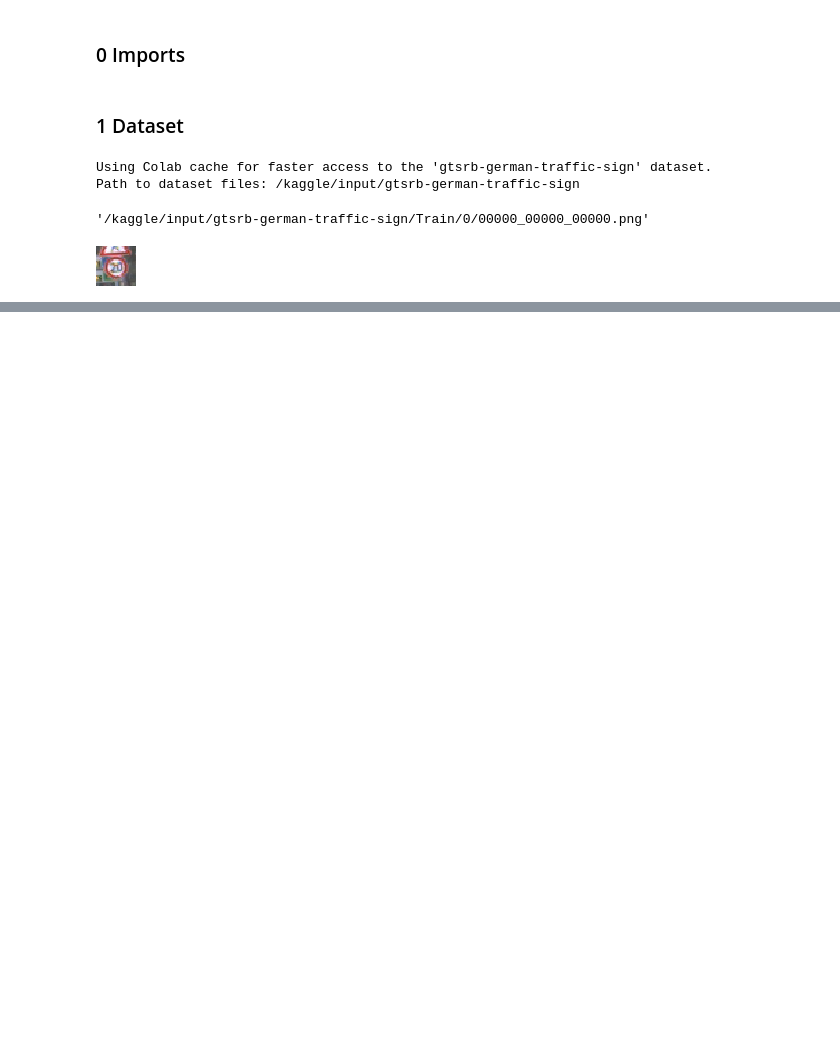
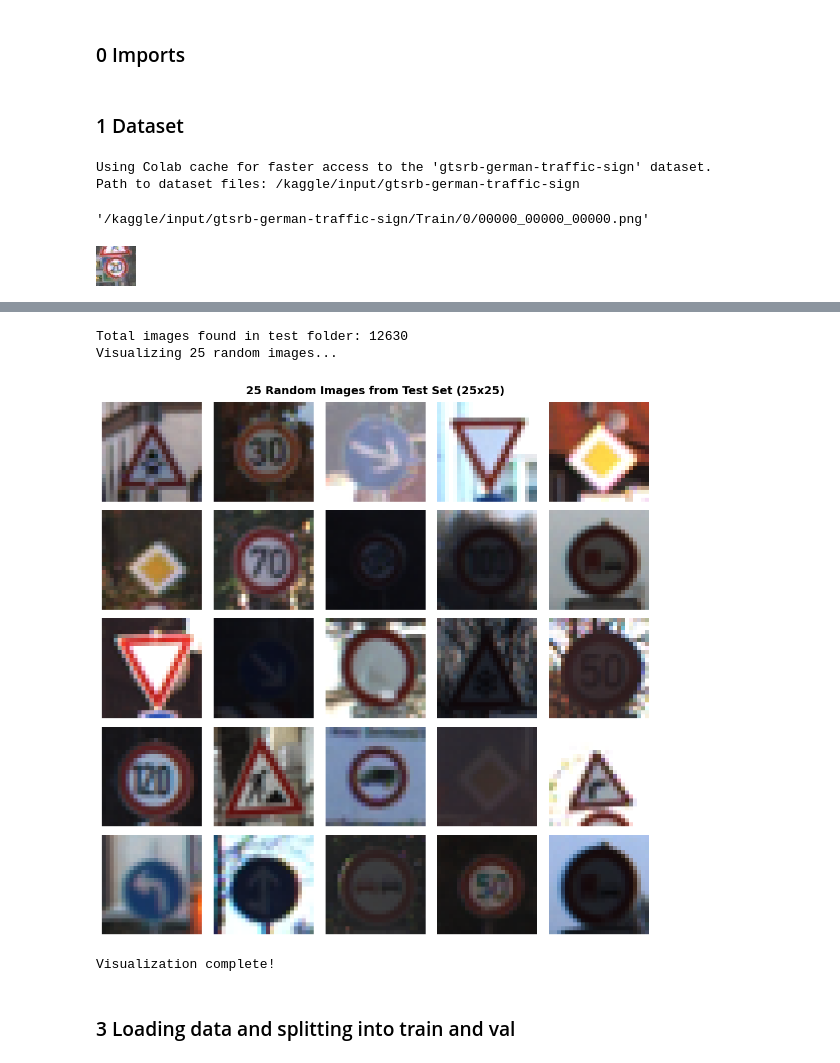
Before and after one commit to dmitrykosintsev/dtc-traffic-sign-recognition, a Jupyter notebook: notebook.ipynb, the cells around one changed output, grey strips where cells are left out. Cells and saved outputs as stored; diff of their text form; code cells hidden in the pictures; blank space fills up the shorter version.

```diff
--- a/notebook.ipynb
+++ b/notebook.ipynb
@@ -36,0 +343,9 @@ img
+# %%
+image_check(path)
+# %% [output]
+Total images found in test folder: 12630
+Visualizing 25 random images...
+[figure, added]
+Visualization complete!
+# %% [markdown]
+### 3 Loading data and splitting into train and val
```
Also changed, not shown: parts of 26 cells of this notebook.
